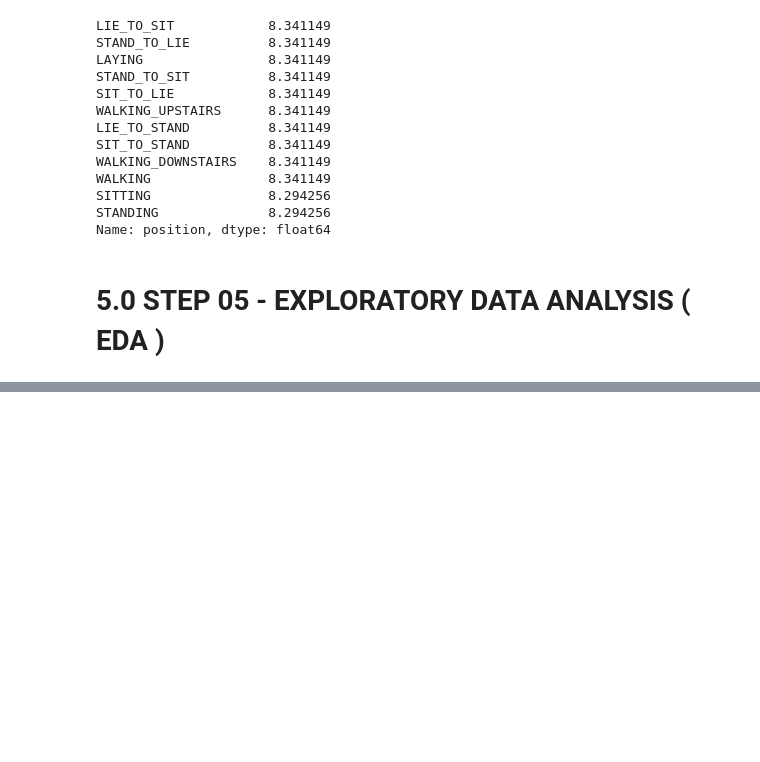
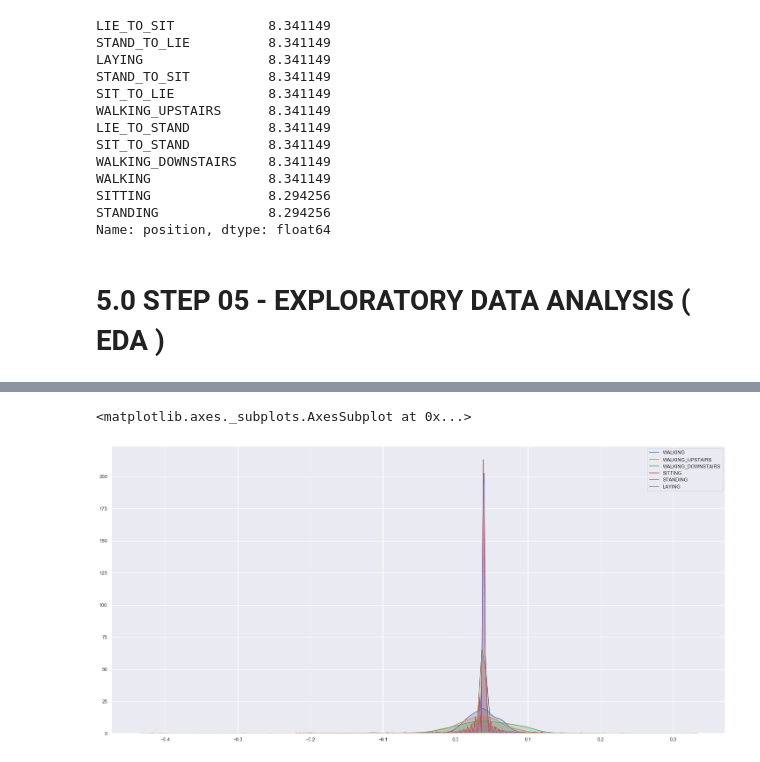
Before and after one commit to panambY/Human_Activity_Recognition, a Jupyter notebook: Human_Activity_Recognition.ipynb, the cells around one changed output, grey strips where cells are left out. Cells and saved outputs as stored; diff of their text form; code cells hidden in the pictures; blank space fills up the shorter version.

```diff
--- a/Human_Activity_Recognition.ipynb
+++ b/Human_Activity_Recognition.ipynb
@@ -436,0 +357,10 @@ sns.distplot( df51[df51['position'] == 'LIE_TO_STAND']['tBodyAcc-Energy-1'], lab
+# %%
+sns.kdeplot( df51[df51['position'] == 'WALKING']['tBodyAcc-Mean-1'], label='WALKING', shade=True )
+sns.kdeplot( df51[df51['position'] == 'WALKING_UPSTAIRS']['tBodyAcc-Mean-1'], label='WALKING_UPSTAIRS', shade=True )
+sns.kdeplot( df51[df51['position'] == 'WALKING_DOWNSTAIRS']['tBodyAcc-Mean-1'], label='WALKING_DOWNSTAIRS', shade=True )
+sns.kdeplot( df51[df51['position'] == 'SITTING']['tBodyAcc-Mean-1'], label='SITTING', shade=True )
+sns.kdeplot( df51[df51['position'] == 'STANDING']['tBodyAcc-Mean-1'], label='STANDING', shade=True )
+sns.kdeplot( df51[df51['position'] == 'LAYING']['tBodyAcc-Mean-1'], label='LAYING', shade=True )
+# %% [output]
+<matplotlib.axes._subplots.AxesSubplot at 0x...>
+[figure, added]
```
Also changed, not shown: parts of 41 cells of this notebook.
